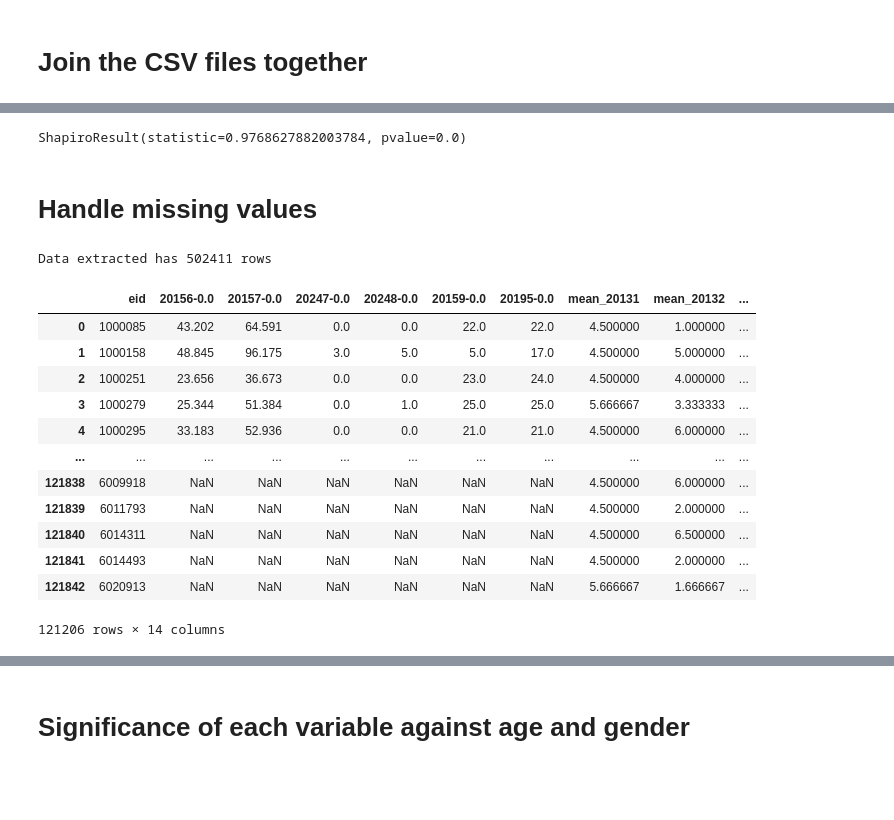
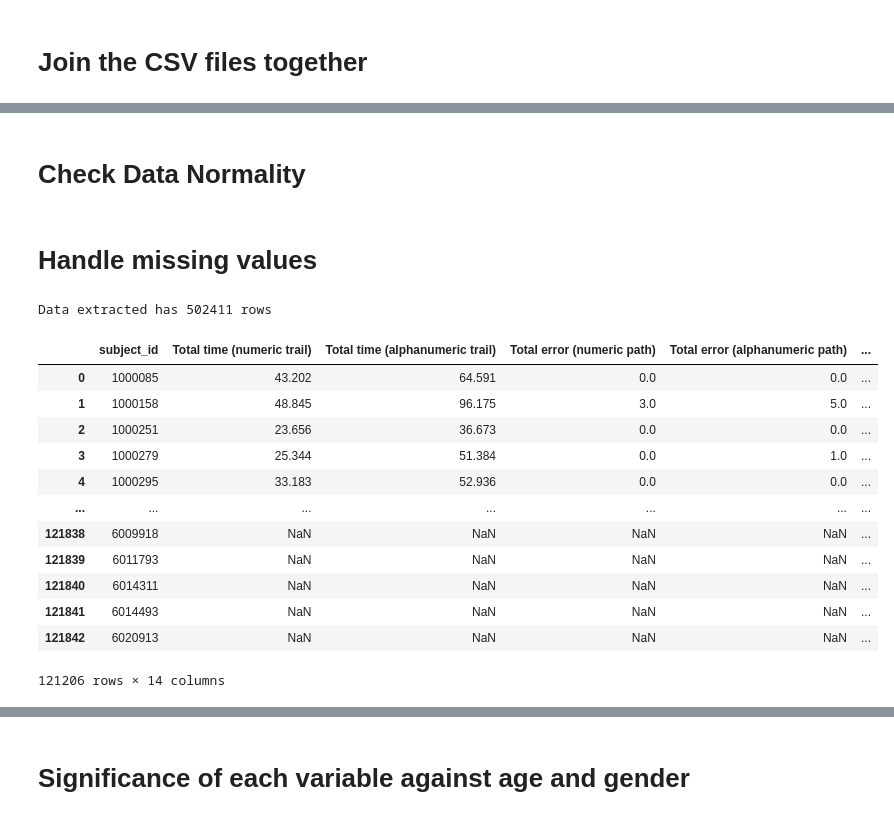
Before and after one commit to kaicong12/age-prediction, a Jupyter notebook: master.ipynb, the cells around one changed output, grey strips where cells are left out. Cells and saved outputs as stored; diff of their text form; code cells hidden in the pictures; blank space fills up the shorter version.

Commit message:
data exploration scripts

```diff
--- a/master.ipynb
+++ b/master.ipynb
@@ -38,0 +41,5 @@ for filepath in sorted(csv_data)[::-1]:
+# %%
+NAME_FILE = 'name_mapping.json'
+f = open(NAME_FILE)
+name_data = json.load(f)
+name_data
@@ -38,0 +61,3 @@ for filepath in sorted(csv_data)[::-1]:
+# %%
+renamed_df = df.rename(columns=name_data)
+renamed_df
@@ -39,36 +78,36 @@ for filepath in sorted(csv_data)[::-1]:
+# %% [markdown]
+# Check Data Normality
 # %%
 # FI
 # plt.hist(df['20191-0.0'])
 # plt.show()
 
-from scipy.stats import shapiro
-shapiro(df['20191-0.0'].dropna()) # ShapiroResult(statistic=0.9766396880149841, pvalue=0.0)
+# from scipy.stats import shapiro
+# shapiro(df['20191-0.0'].dropna()) # ShapiroResult(statistic=0.9766396880149841, pvalue=0.0)
 
 # from scipy.stats import kstest
 # kstest(df['20191-0.0'].dropna(), 'norm') # KstestResult(statistic=0.9823087568599015, pvalue=0.0)
-# %% [output]
-ShapiroResult(statistic=0.9768627882003784, pvalue=0.0)
 # %% [markdown]
 # Handle missing values
 # %%
-print(f"Data extracted has {len(df)} rows")
+print(f"Data extracted has {len(renamed_df)} rows")
 
 # Total 11 cognitive tests, (does not count eid and 21022)
 # only keep record if user has taken more than 5 tests (7 non-NaN columns)
-df = df.dropna(thresh=7)
-df
+renamed_df = renamed_df.dropna(thresh=7)
+renamed_df
 # %% [output]
 Data extracted has 502411 rows
-|  | eid | 20156-0.0 | 20157-0.0 | 20247-0.0 | 20248-0.0 | 20159-0.0 | 20195-0.0 | mean_20131 | mean_20132 | ... |
-| 0 | 1000085 | 43.202 | 64.591 | 0.0 | 0.0 | 22.0 | 22.0 | 4.500000 | 1.000000 | ... |
-| 1 | 1000158 | 48.845 | 96.175 | 3.0 | 5.0 | 5.0 | 17.0 | 4.500000 | 5.000000 | ... |
-| 2 | 1000251 | 23.656 | 36.673 | 0.0 | 0.0 | 23.0 | 24.0 | 4.500000 | 4.000000 | ... |
-| 3 | 1000279 | 25.344 | 51.384 | 0.0 | 1.0 | 25.0 | 25.0 | 5.666667 | 3.333333 | ... |
-| 4 | 1000295 | 33.183 | 52.936 | 0.0 | 0.0 | 21.0 | 21.0 | 4.500000 | 6.000000 | ... |
-| ... | ... | ... | ... | ... | ... | ... | ... | ... | ... | ... |
-| 121838 | 6009918 | NaN | NaN | NaN | NaN | NaN | NaN | 4.500000 | 6.000000 | ... |
-| 121839 | 6011793 | NaN | NaN | NaN | NaN | NaN | NaN | 4.500000 | 2.000000 | ... |
-| 121840 | 6014311 | NaN | NaN | NaN | NaN | NaN | NaN | 4.500000 | 6.500000 | ... |
-| 121841 | 6014493 | NaN | NaN | NaN | NaN | NaN | NaN | 4.500000 | 2.000000 | ... |
-| 121842 | 6020913 | NaN | NaN | NaN | NaN | NaN | NaN | 5.666667 | 1.666667 | ... |
+|  | subject_id | Total time (numeric trail) | Total time (alphanumeric trail) | Total error (numeric path) | Total error (alphanumeric path) | ... |
+| 0 | 1000085 | 43.202 | 64.591 | 0.0 | 0.0 | ... |
+| 1 | 1000158 | 48.845 | 96.175 | 3.0 | 5.0 | ... |
+| 2 | 1000251 | 23.656 | 36.673 | 0.0 | 0.0 | ... |
+| 3 | 1000279 | 25.344 | 51.384 | 0.0 | 1.0 | ... |
+| 4 | 1000295 | 33.183 | 52.936 | 0.0 | 0.0 | ... |
+| ... | ... | ... | ... | ... | ... | ... |
+| 121838 | 6009918 | NaN | NaN | NaN | NaN | ... |
+| 121839 | 6011793 | NaN | NaN | NaN | NaN | ... |
+| 121840 | 6014311 | NaN | NaN | NaN | NaN | ... |
+| 121841 | 6014493 | NaN | NaN | NaN | NaN | ... |
+| 121842 | 6020913 | NaN | NaN | NaN | NaN | ... |
 121206 rows × 14 columns
```
Also changed, not shown: parts of 28 cells of this notebook, 18 other files.
